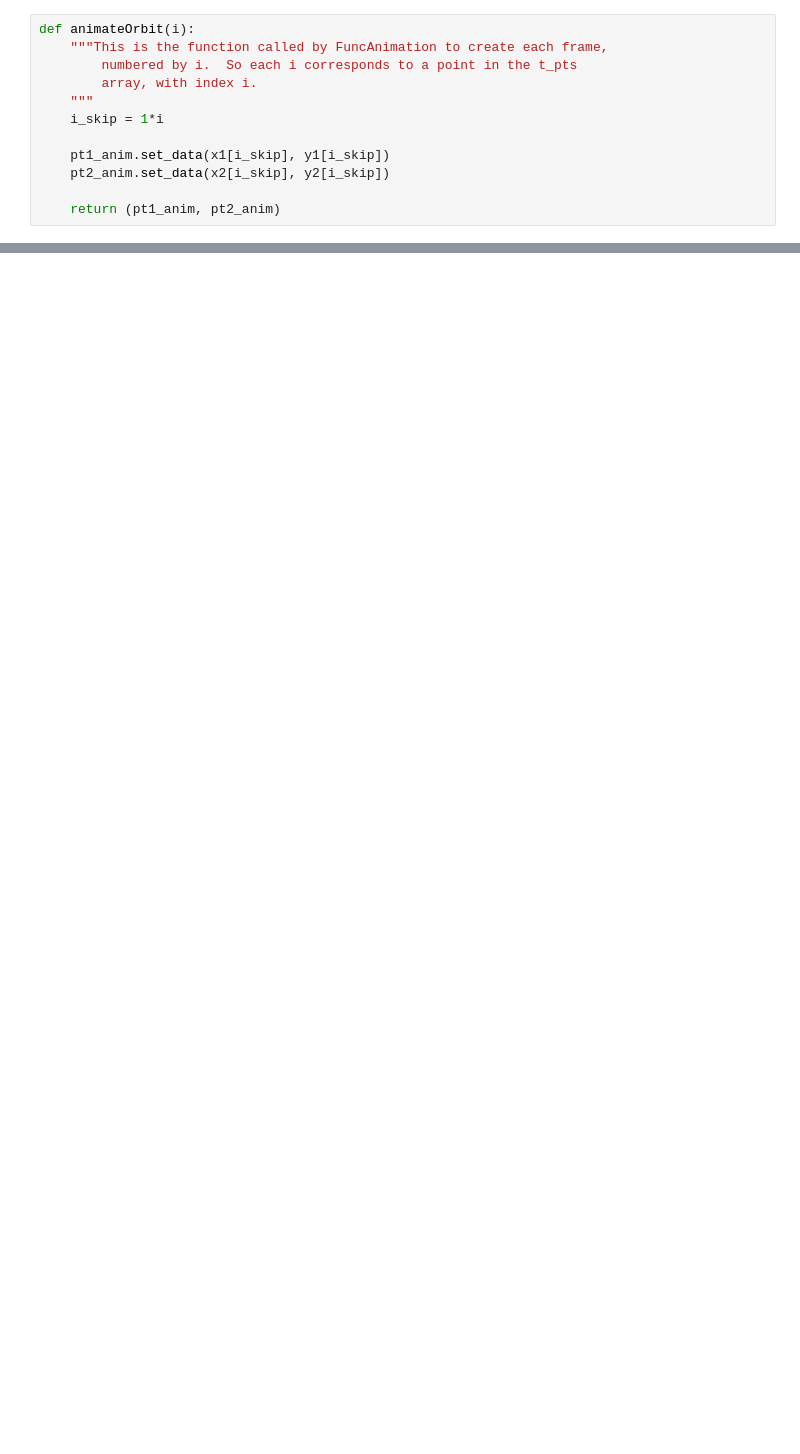
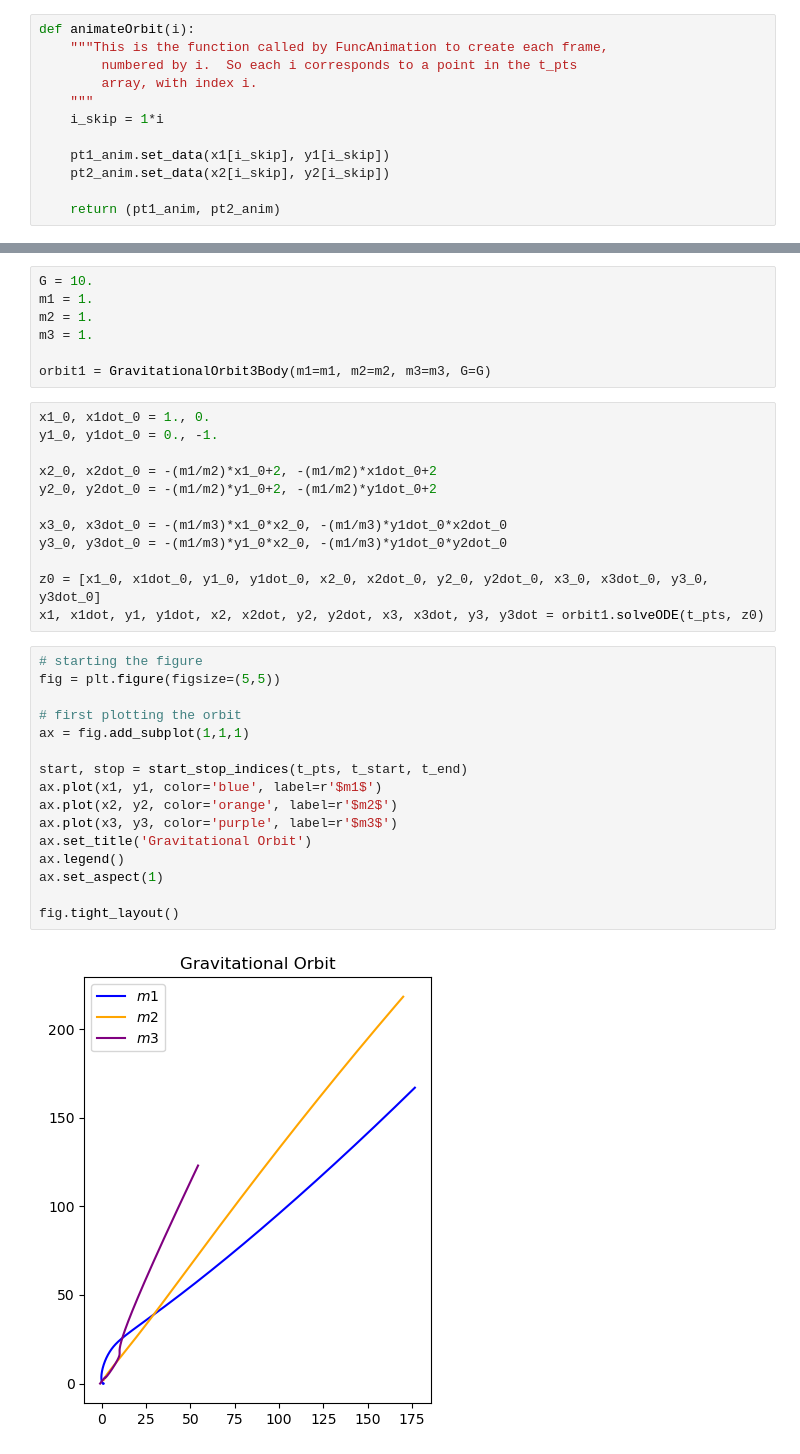
Before and after one commit to astrophys44/5300-Final, a Jupyter notebook: Physics 5300 Final Problem Set - Gravitational Orbits in Cartesian Coordinates.ipynb, the cells around one changed output, grey strips where cells are left out. Saved outputs shown, nothing was run; the diff lists cells and outputs as text; blank space fills up the shorter version.

```diff
--- a/Physics 5300 Final Problem Set - Gravitational Orbits in Cartesian Coordinates.ipynb
+++ b/Physics 5300 Final Problem Set - Gravitational Orbits in Cartesian Coordinates.ipynb
@@ -388,0 +631,37 @@ IndexError: index 5001 is out of bounds for axis 0 with size 5001
+# %%
+G = 10.
+m1 = 1.
+m2 = 1.
+m3 = 1.
+
+orbit1 = GravitationalOrbit3Body(m1=m1, m2=m2, m3=m3, G=G)
+# %%
+x1_0, x1dot_0 = 1., 0.
+y1_0, y1dot_0 = 0., -1.
+
+x2_0, x2dot_0 = -(m1/m2)*x1_0+2, -(m1/m2)*x1dot_0+2
+y2_0, y2dot_0 = -(m1/m2)*y1_0+2, -(m1/m2)*y1dot_0+2
+
+x3_0, x3dot_0 = -(m1/m3)*x1_0*x2_0, -(m1/m3)*y1dot_0*x2dot_0
+y3_0, y3dot_0 = -(m1/m3)*y1_0*x2_0, -(m1/m3)*y1dot_0*y2dot_0
+
+z0 = [x1_0, x1dot_0, y1_0, y1dot_0, x2_0, x2dot_0, y2_0, y2dot_0, x3_0, x3dot_0, y3_0, y3dot_0]
+x1, x1dot, y1, y1dot, x2, x2dot, y2, y2dot, x3, x3dot, y3, y3dot = orbit1.solveODE(t_pts, z0)
+# %%
+# starting the figure
+fig = plt.figure(figsize=(5,5))
+
+# first plotting the orbit
+ax = fig.add_subplot(1,1,1)
+
+start, stop = start_stop_indices(t_pts, t_start, t_end)
+ax.plot(x1, y1, color='blue', label=r'$m1$')
+ax.plot(x2, y2, color='orange', label=r'$m2$')
+ax.plot(x3, y3, color='purple', label=r'$m3$')
+ax.set_title('Gravitational Orbit')
+ax.legend()
+ax.set_aspect(1)
+
+fig.tight_layout()
+# %% [output]
+[figure, added]
```
Also changed, not shown: parts of 15 cells of this notebook.
